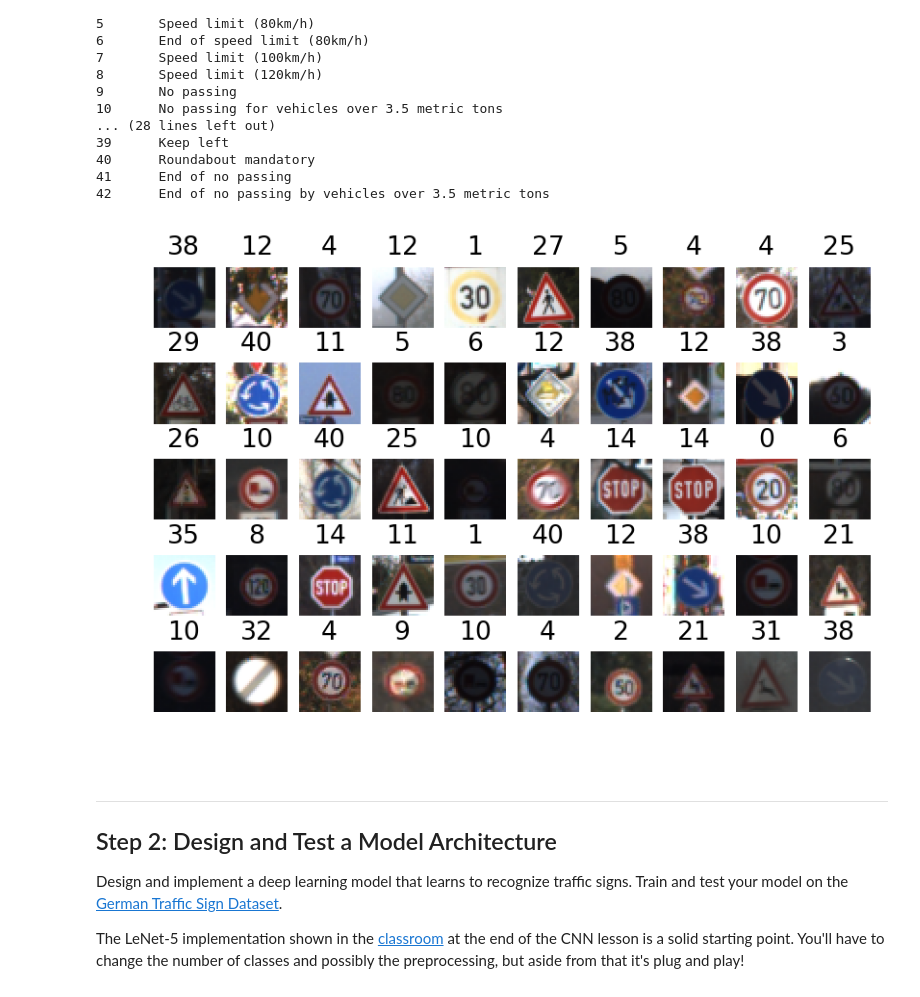
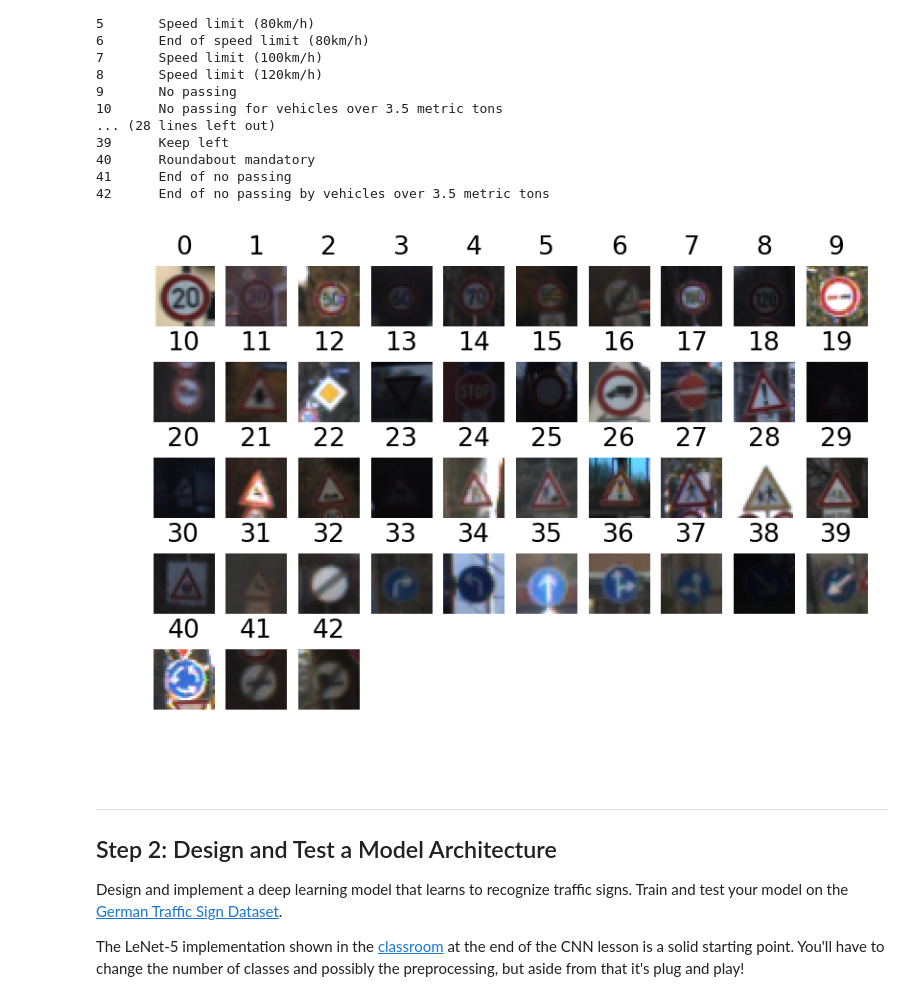
Before and after one commit to JesseR2/CarND-Traffic-Sign-Classifier-Project, a Jupyter notebook: Traffic_Sign_Classifier.ipynb, the cells around one changed output. Saved outputs shown, nothing was run; the diff lists cells and outputs as text; code cells hidden in the pictures.

```diff
--- a/Traffic_Sign_Classifier.ipynb
+++ b/Traffic_Sign_Classifier.ipynb
@@ -127,19 +127,22 @@ ClassId SignName
 41      End of no passing
 42      End of no passing by vehicles over 3.5 metric tons
 # %%
-# a few sample images and their classes
+# a sample image of each classes
 from random import *
 
 f, axarr = plt.subplots(5,10,dpi=160)
 
+c = 0
 for i in range(5):
     for j in range(10):
-        index=randint(1, 34000)
         axarr[i,j].axis('off')
-        axarr[i,j].imshow(X_train[index])
-        axarr[i,j].set_title(y_train[index])
+        if c<43:
+            index=(np.where(y_train==c)[0][0])
+            axarr[i,j].imshow(X_train[index])
+            axarr[i,j].set_title(y_train[index])
+        c += 1
 # %% [output]
-[figure, old version]
+[figure, new version]
 # %% [markdown]
 ----
 
```
Also changed, not shown: parts of 13 cells of this notebook, 1 other file.
